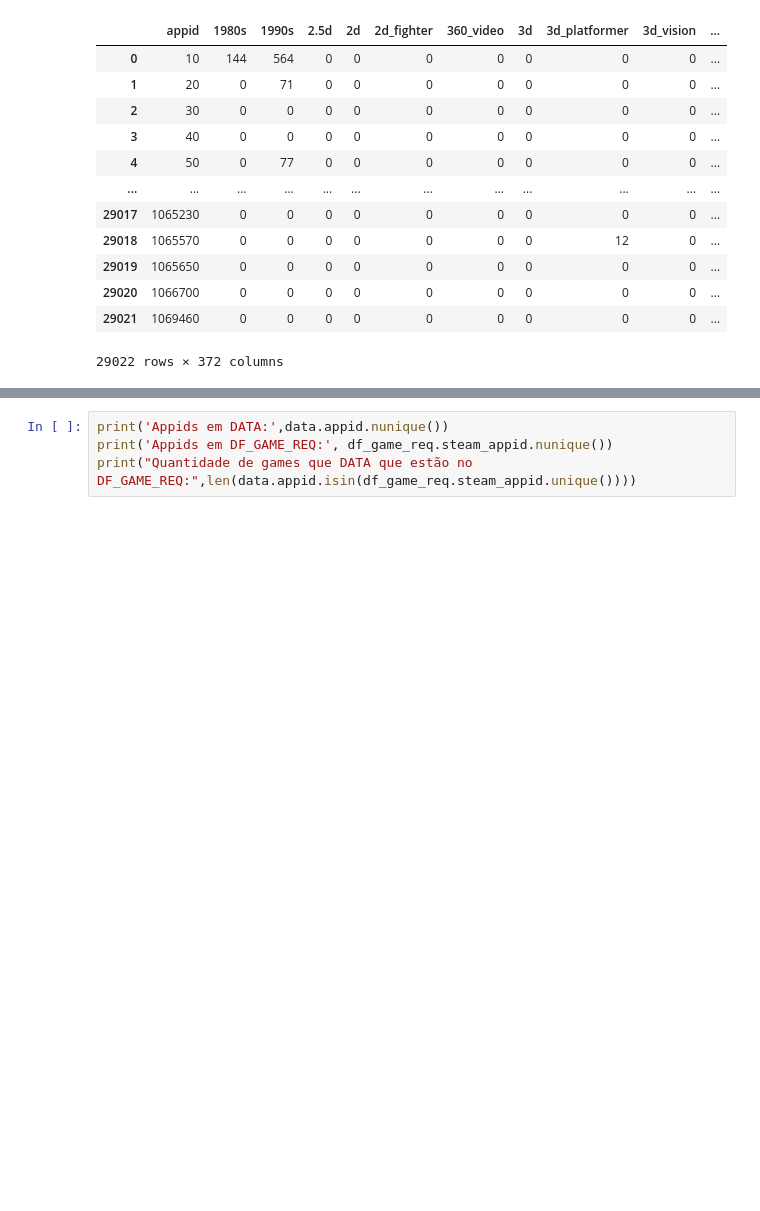
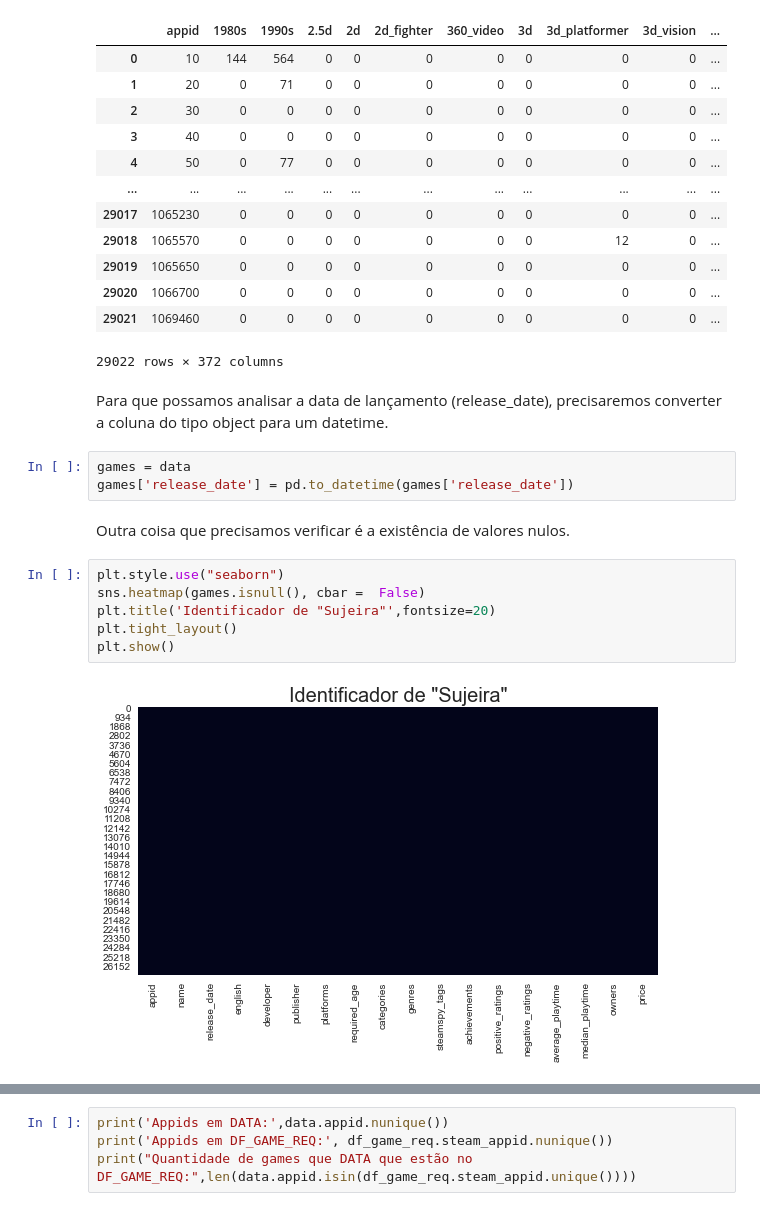
Before and after one commit to nickfsoares/Data_mining, a Jupyter notebook: 1_SteamStoreGames/SteamStoreGames.ipynb, the cells around one changed output, grey strips where cells are left out. Cells and saved outputs as stored; diff of their text form; blank space fills up the shorter version.

```diff
--- a/1_SteamStoreGames/SteamStoreGames.ipynb
+++ b/1_SteamStoreGames/SteamStoreGames.ipynb
@@ -70,3 +80,18 @@ Index(['appid', '1980s', '1990s', '2.5d', '2d', '2d_fighter', '360_video',
 | 29020 | 1066700 | 0 | 0 | 0 | 0 | 0 | 0 | 0 | 0 | 0 | ... |
 | 29021 | 1069460 | 0 | 0 | 0 | 0 | 0 | 0 | 0 | 0 | 0 | ... |
 29022 rows × 372 columns
+# %% [markdown]
+Para que possamos analisar a data de lançamento (release_date), precisaremos converter a coluna do tipo object para um datetime.
+# %%
+games = data
+games['release_date'] = pd.to_datetime(games['release_date'])
+# %% [markdown]
+Outra coisa que precisamos verificar é a existência de valores nulos.
+# %%
+plt.style.use("seaborn")
+sns.heatmap(games.isnull(), cbar =  False)
+plt.title('Identificador de "Sujeira"',fontsize=20)
+plt.tight_layout()
+plt.show()
+# %% [output]
+[figure, added]
```
Also changed, not shown: parts of 94 cells of this notebook.
